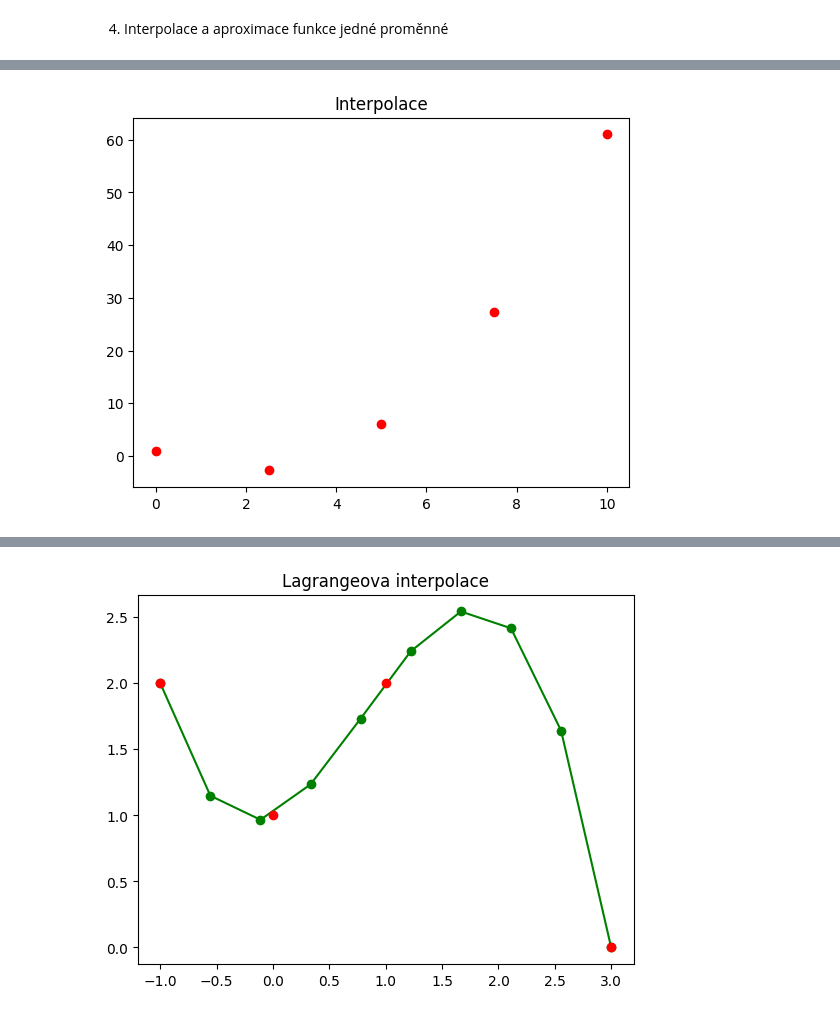
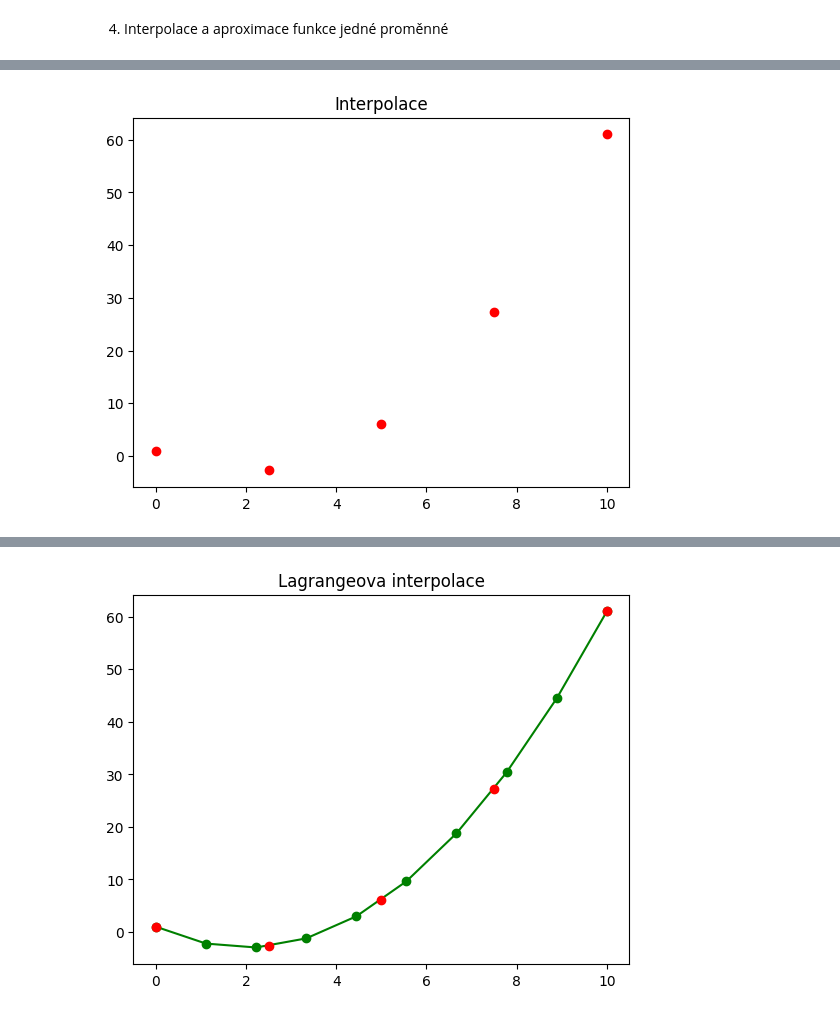
Before and after one commit to imang212/MSW-zapocet, a Jupyter notebook: ukol4.ipynb, the cells around one changed output, grey strips where cells are left out. Drawn from its saved outputs; the diff is of its cells as text; code cells hidden in the pictures.

```diff
--- a/ukol4.ipynb
+++ b/ukol4.ipynb
@@ -3,50 +3,67 @@
 # %%
 from scipy import interpolate
 import numpy as np
+from scipy.interpolate import lagrange
+import math
 import matplotlib.pyplot as plt
+
+
 #1. metoda - obyčejná metoda
+def obycejna_metoda(start,end,posun,x,fx):
+    dx = (end - start)/posun
+    print(dx)
+    print(x)
+
+    plt.title("Interpolace")
+    plt.plot(x, fx, "ro")
+    plt.show()
+
+#2. metoda - lagrangeova interpolace
+def Lagrangeova_metoda(x,fx):
+    phi = lagrange(x, fx)
+
+    print(phi)
+    print(phi.coef)
+
+    n = 10
+    xphi = np.linspace(x[0], x[-1], n)
+    plt.title("Lagrangeova interpolace")
+    plt.plot(xphi, phi(xphi), "go-")
+    plt.plot(x, fx, "ro")
+    plt.show()
+
+#3. metoda - lineární interpolace
+def Linearni_interpolace(start,konec,posun,x,fx):
+    phi = interpolate.interp1d(x, fx)
+    print(phi.x, phi.y)
+    xnew = np.arange(start,konec,posun)
+    ynew = phi(xnew)
+
+    plt.title("Lineární interpolace")
+    plt.plot(x, fx, 'ro', xnew, ynew, 'gx')
+    plt.show()
+
+print("První funkce")
 def f(x):
     return x**2 - 4*x + 1
+x = np.linspace(0, 10, 5)
+fx = f(x)
+obycejna_metoda(0,10,2,x,fx)
+Lagrangeova_metoda(x,fx)
+Linearni_interpolace(0,10,0.2,x,fx)
 
-start = 0
-end = 10
-posun = 5
-dx = (end - start)/posun
-print(dx)
-x = np.linspace(start, end, posun)
-print(x)
-
-fx = f(x)
-
-plt.title("Interpolace")
-plt.plot(x, fx, "ro")
-plt.show()
-
-#2. metoda - lagrangeova interpolace
-from scipy.interpolate import lagrange
-
+print("Druhá funkce")
 x = np.array([-1, 0, 1, 3])
 fx = np.array([2, 1, 2, 0])
 
-phi = lagrange(x, fx)
+obycejna_metoda(0,10,2,x,fx)
+Lagrangeova_metoda(x,fx)
+Linearni_interpolace(-1,3,0.2,x,fx)
 
-print(phi)
-print(phi.coef)
+x = np.array([1, 2, 0, 4])
+fx = np.array([2, 1, 2, 0])
 
-n = 10
-xphi = np.linspace(x[0], x[-1], n)
-plt.title("Lagrangeova interpolace")
-plt.plot(xphi, phi(xphi), "go-")
-plt.plot(x, fx, "ro")
-plt.show()
-
-#3. metoda - lineární interpolace
-phi = interpolate.interp1d(x, fx)
-print(phi.x, phi.y)
-xnew = np.arange(-1, 3, 0.1)
-ynew = phi(xnew)
-
-plt.title("Lineární interpolace")
-plt.plot(x, fx, 'ro', xnew, ynew, 'gx')
-plt.show()
+obycejna_metoda(0,10,2,x,fx)
+Lagrangeova_metoda(x,fx)
+Linearni_interpolace(0,4,0.2,x,fx)
 # %% [output]
@@ -59 +78 @@ plt.show()
-[figure, old version]
+[figure, new version]
```
Also changed, not shown: parts of 1 cell of this notebook, 6 other files.
